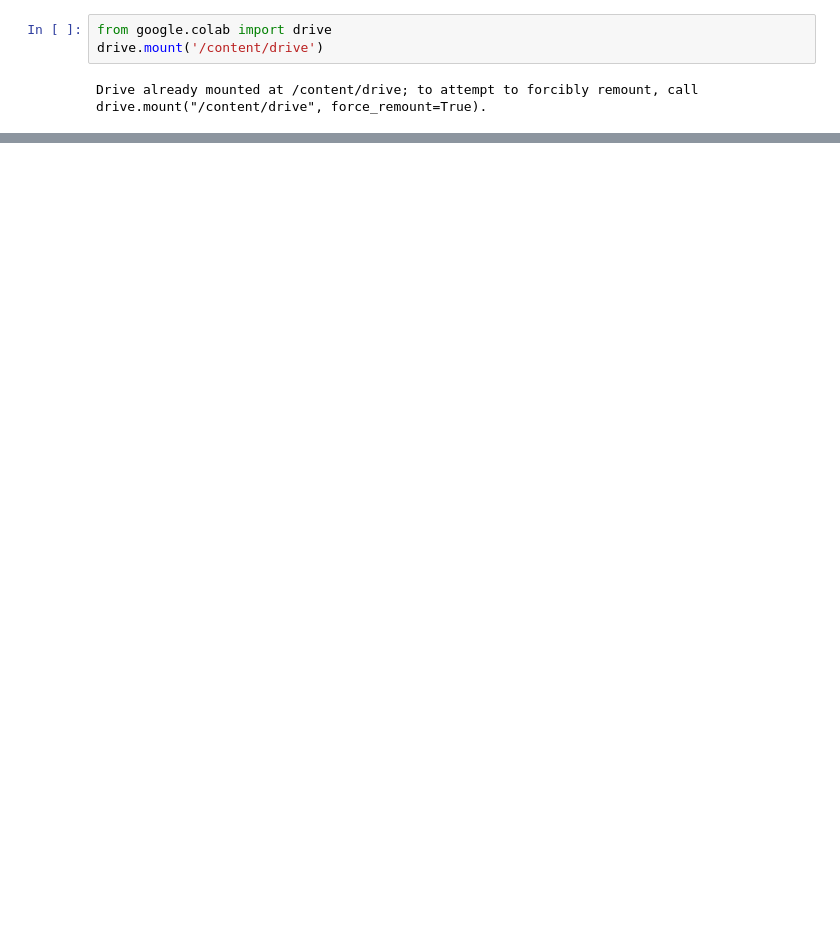
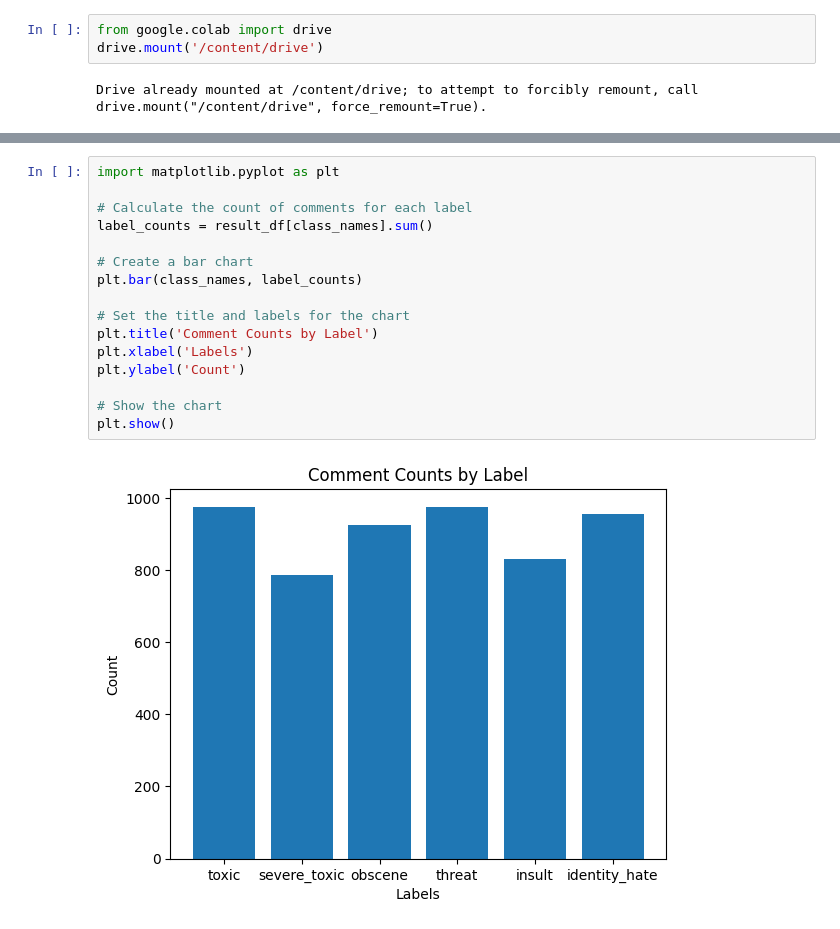
Before and after one commit to VellummyilumVinoth/Toxic_Comment_Classification, a Jupyter notebook: Prediction.ipynb, the cells around one changed output, grey strips where cells are left out. Cells and saved outputs as stored; diff of their text form; blank space fills up the shorter version.

```diff
--- a/Prediction.ipynb
+++ b/Prediction.ipynb
@@ -153 +184,19 @@ result_df
 976 rows × 8 columns
+# %%
+import matplotlib.pyplot as plt
+
+# Calculate the count of comments for each label
+label_counts = result_df[class_names].sum()
+
+# Create a bar chart
+plt.bar(class_names, label_counts)
+
+# Set the title and labels for the chart
+plt.title('Comment Counts by Label')
+plt.xlabel('Labels')
+plt.ylabel('Count')
+
+# Show the chart
+plt.show()
+# %% [output]
+[figure, added]
```
Also changed, not shown: parts of 18 cells of this notebook.
